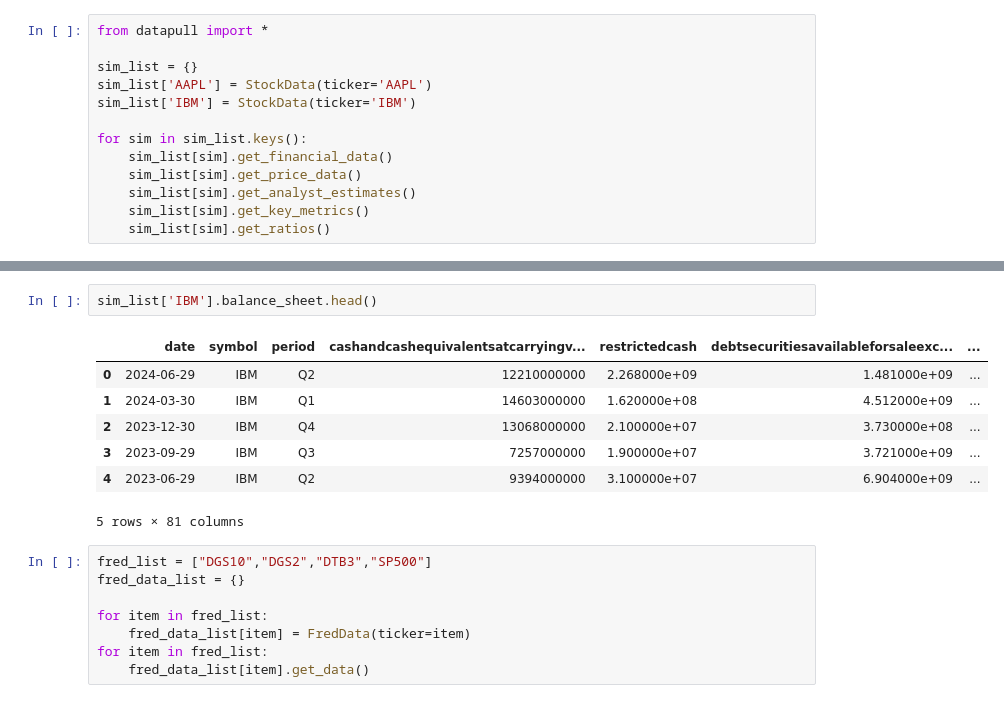
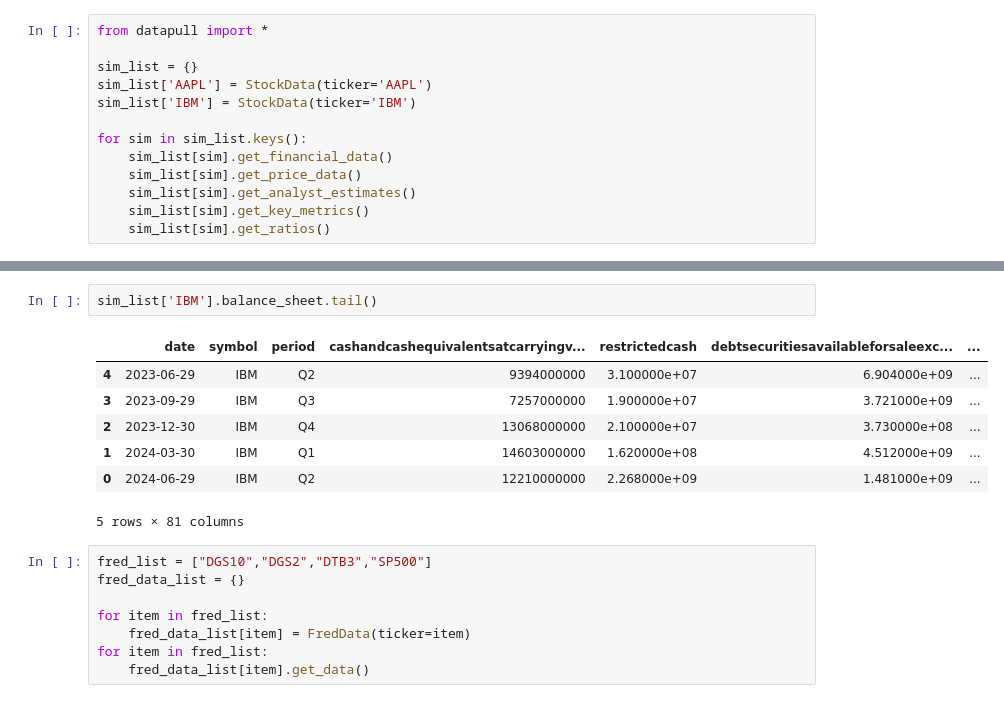
Before and after one commit to reckoning-machines/financial-forecasting, a Jupyter notebook: example.ipynb, the cells around one changed output, grey strips where cells are left out. Cells and saved outputs as stored; diff of their text form.

```diff
--- a/example.ipynb
+++ b/example.ipynb
@@ -85,13 +126,13 @@ sim_list['IBM'].income_statement.head()
 5 rows × 82 columns
 # %%
-sim_list['IBM'].balance_sheet.head()
+sim_list['IBM'].balance_sheet.tail()
 # %% [output]
 |  | date | symbol | period | cashandcashequivalentsatcarryingv... | restrictedcash | debtsecuritiesavailableforsaleexc... | ... |
+| 4 | 2023-06-29 | IBM | Q2 | 9394000000 | 3.100000e+07 | 6.904000e+09 | ... |
+| 3 | 2023-09-29 | IBM | Q3 | 7257000000 | 1.900000e+07 | 3.721000e+09 | ... |
+| 2 | 2023-12-30 | IBM | Q4 | 13068000000 | 2.100000e+07 | 3.730000e+08 | ... |
+| 1 | 2024-03-30 | IBM | Q1 | 14603000000 | 1.620000e+08 | 4.512000e+09 | ... |
 | 0 | 2024-06-29 | IBM | Q2 | 12210000000 | 2.268000e+09 | 1.481000e+09 | ... |
-| 1 | 2024-03-30 | IBM | Q1 | 14603000000 | 1.620000e+08 | 4.512000e+09 | ... |
-| 2 | 2023-12-30 | IBM | Q4 | 13068000000 | 2.100000e+07 | 3.730000e+08 | ... |
-| 3 | 2023-09-29 | IBM | Q3 | 7257000000 | 1.900000e+07 | 3.721000e+09 | ... |
-| 4 | 2023-06-29 | IBM | Q2 | 9394000000 | 3.100000e+07 | 6.904000e+09 | ... |
 5 rows × 81 columns
 # %%
 fred_list = ["DGS10","DGS2","DTB3","SP500"]
```
Also changed, not shown: parts of 9 cells of this notebook, 1 other file.
